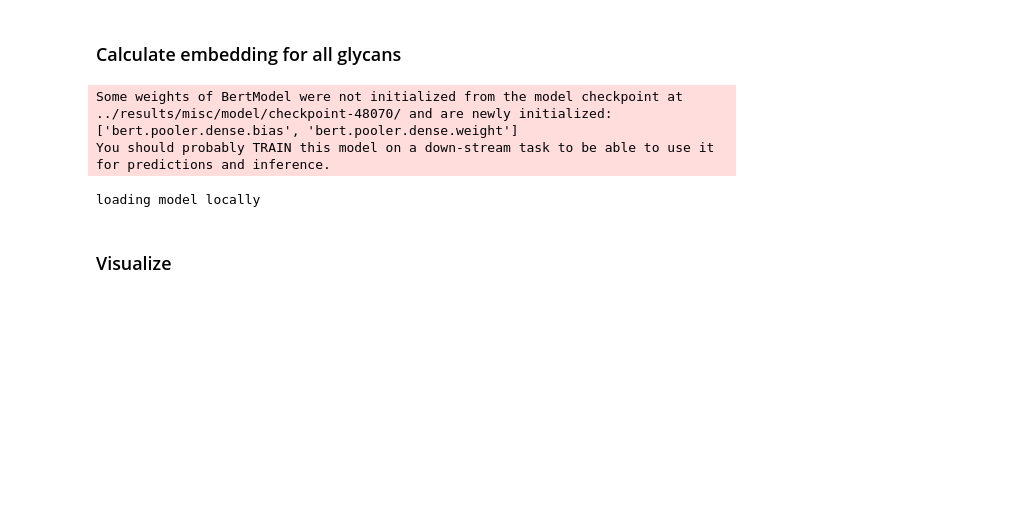
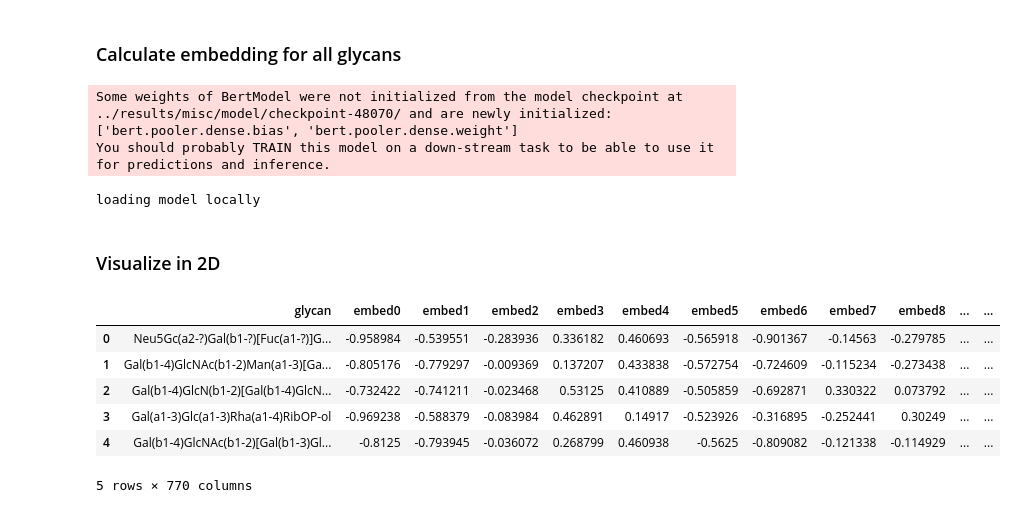
Before and after one commit to AliSaadatV/glycan_analysis, a Jupyter notebook: task2/notebooks/03_embeddings_analysis.ipynb, the cells around one changed output. Drawn from its saved outputs; the diff is of its cells as text; code cells hidden in the pictures; blank space fills up the shorter version.

```diff
--- a/task2/notebooks/03_embeddings_analysis.ipynb
+++ b/task2/notebooks/03_embeddings_analysis.ipynb
@@ -96,4 +101,4 @@ else:
     with open(config['paths']['embeds'], "wb") as file:
         pickle.dump(all_embeds, file)
 # %% [markdown]
-### Visualize
+### Visualize in 2D
@@ -101,0 +105,22 @@ else:
+# %%
+# convert to df
+all_embeds_df = pd.DataFrame(all_embeds).T
+embeds_cols = ['embed' + str(x) for x in range(all_embeds_df.shape[1])]
+all_embeds_df.columns = embeds_cols
+all_embeds_df = all_embeds_df[all_embeds_df['embed0']!='NA']
+all_embeds_df.reset_index(inplace=True)
+all_embeds_df.rename(columns={"index": "glycan"}, inplace=True)
+
+# add species and Nglycan information
+all_embeds_df['N-Glycan'] = 0
+all_embeds_df.loc[all_embeds_df.glycan.isin(df_Nglycan.glycan.tolist()), 'N-Glycan'] = 1
+
+all_embeds_df.head()
+# %% [output]
+|  | glycan | embed0 | embed1 | embed2 | embed3 | embed4 | embed5 | embed6 | embed7 | embed8 | ... | ... |
+| 0 | Neu5Gc(a2-?)Gal(b1-?)[Fuc(a1-?)]G... | -0.958984 | -0.539551 | -0.283936 | 0.336182 | 0.460693 | -0.565918 | -0.901367 | -0.14563 | -0.279785 | ... | ... |
+| 1 | Gal(b1-4)GlcNAc(b1-2)Man(a1-3)[Ga... | -0.805176 | -0.779297 | -0.009369 | 0.137207 | 0.433838 | -0.572754 | -0.724609 | -0.115234 | -0.273438 | ... | ... |
+| 2 | Gal(b1-4)GlcN(b1-2)[Gal(b1-4)GlcN... | -0.732422 | -0.741211 | -0.023468 | 0.53125 | 0.410889 | -0.505859 | -0.692871 | 0.330322 | 0.073792 | ... | ... |
+| 3 | Gal(a1-3)Glc(a1-3)Rha(a1-4)RibOP-ol | -0.969238 | -0.588379 | -0.083984 | 0.462891 | 0.14917 | -0.523926 | -0.316895 | -0.252441 | 0.30249 | ... | ... |
+| 4 | Gal(b1-4)GlcNAc(b1-2)[Gal(b1-3)Gl... | -0.8125 | -0.793945 | -0.036072 | 0.268799 | 0.460938 | -0.5625 | -0.809082 | -0.121338 | -0.114929 | ... | ... |
+5 rows × 770 columns
```
Also changed, not shown: parts of 15 cells of this notebook, 5 other files.
